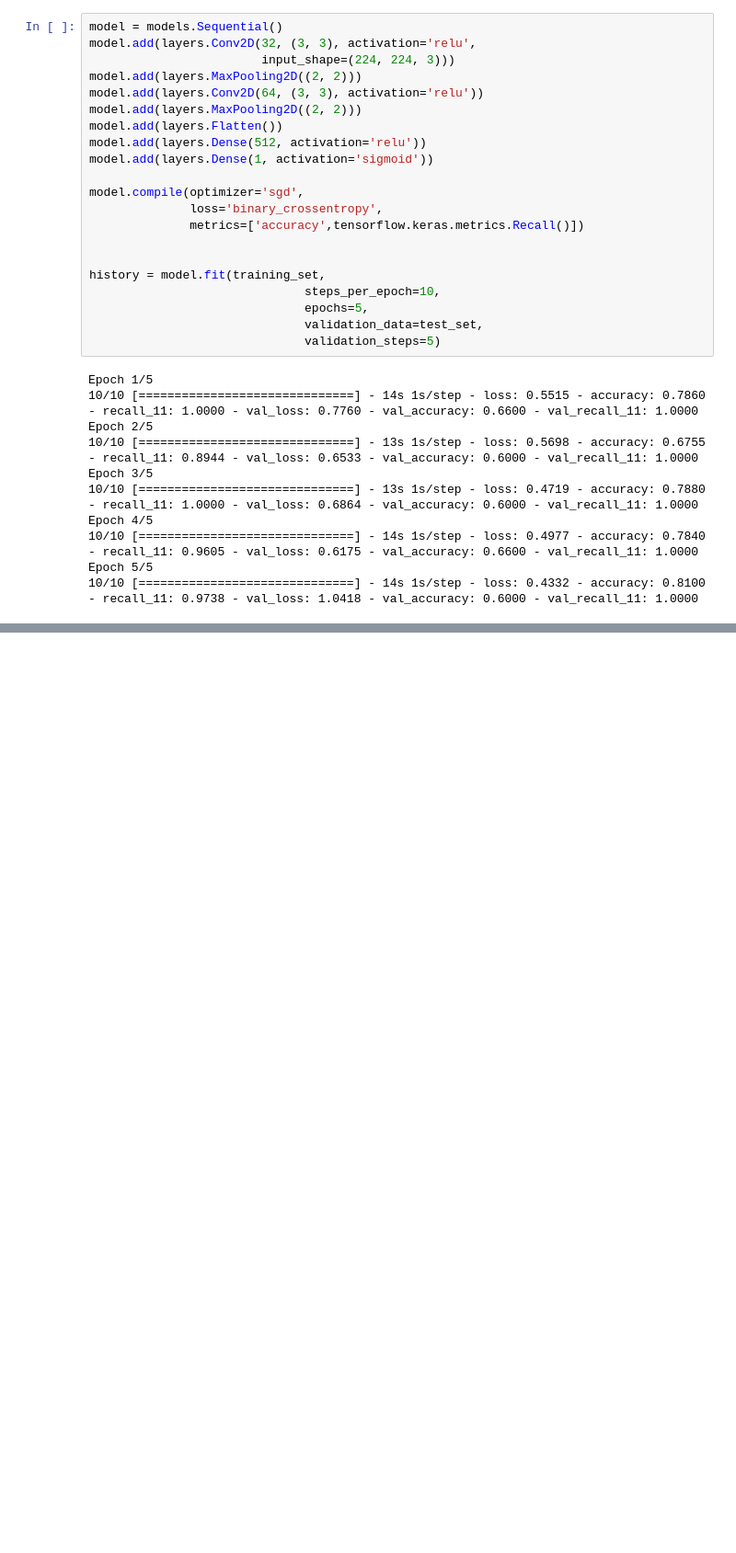
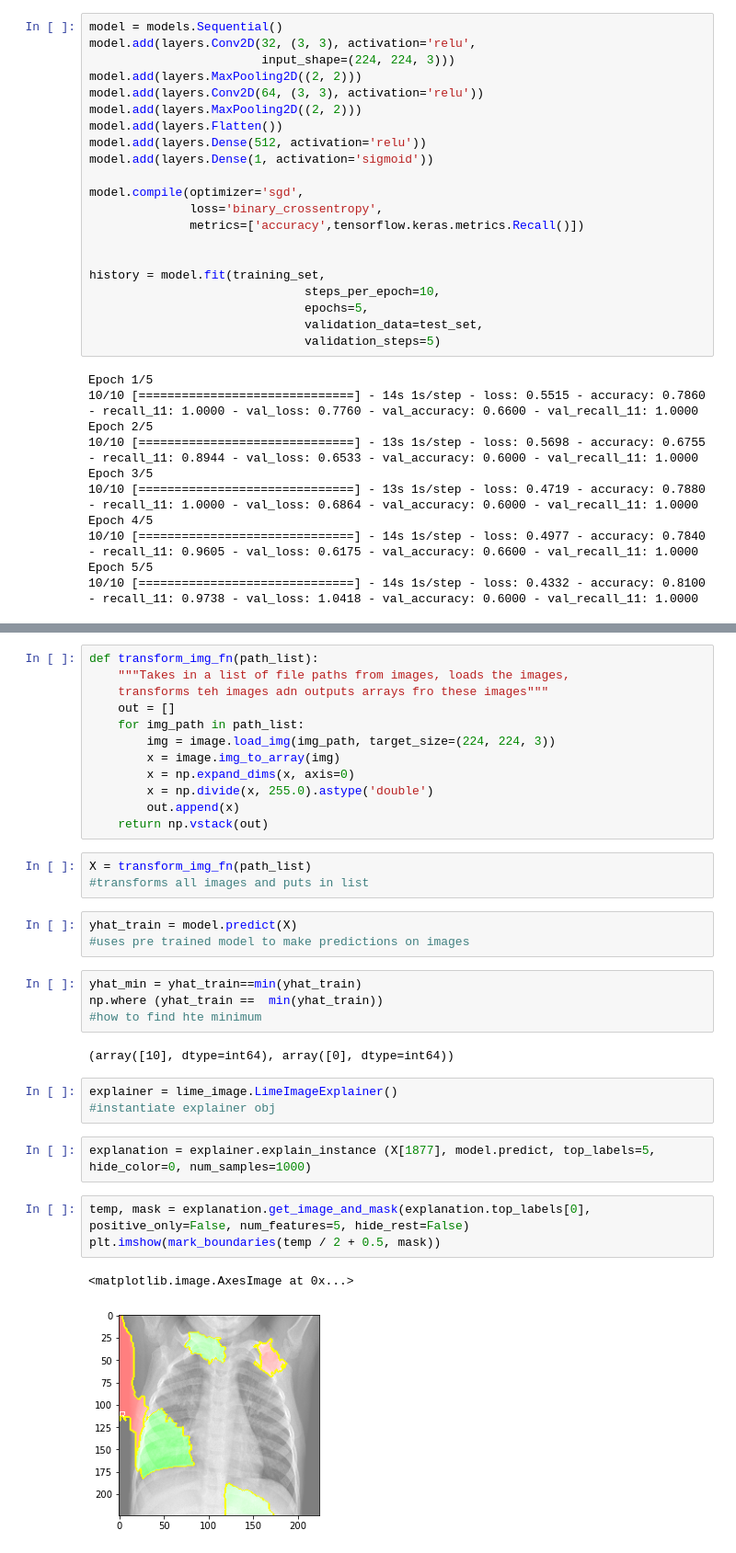
Before and after one commit to Luv2bnanook44/flatiron_phase4_project, a Jupyter notebook: notebooks/rachel_nb.ipynb, the cells around one changed output, grey strips where cells are left out. Shown at 92% size. Cells and saved outputs as stored; diff of their text form; blank space fills up the shorter version.

Commit message:
lime-a-rita

```diff
--- a/notebooks/rachel_nb.ipynb
+++ b/notebooks/rachel_nb.ipynb
@@ -425,0 +467,35 @@ Epoch 5/5
+# %%
+def transform_img_fn(path_list):
+    """Takes in a list of file paths from images, loads the images,
+    transforms teh images adn outputs arrays fro these images"""
+    out = []
+    for img_path in path_list:
+        img = image.load_img(img_path, target_size=(224, 224, 3))
+        x = image.img_to_array(img)
+        x = np.expand_dims(x, axis=0)
+        x = np.divide(x, 255.0).astype('double')
+        out.append(x)
+    return np.vstack(out)
+# %%
+X = transform_img_fn(path_list)
+#transforms all images and puts in list
+# %%
+yhat_train = model.predict(X)
+#uses pre trained model to make predictions on images
+# %%
+yhat_min = yhat_train==min(yhat_train)
+np.where (yhat_train ==  min(yhat_train))
+#how to find hte minimum
+# %% [output]
+(array([10], dtype=int64), array([0], dtype=int64))
+# %%
+explainer = lime_image.LimeImageExplainer()
+#instantiate explainer obj
+# %%
+explanation = explainer.explain_instance (X[1877], model.predict, top_labels=5, hide_color=0, num_samples=1000)
+# %%
+temp, mask = explanation.get_image_and_mask(explanation.top_labels[0], positive_only=False, num_features=5, hide_rest=False)
+plt.imshow(mark_boundaries(temp / 2 + 0.5, mask))
+# %% [output]
+<matplotlib.image.AxesImage at 0x...>
+[figure, added]
```
Also changed, not shown: parts of 9 cells of this notebook.
